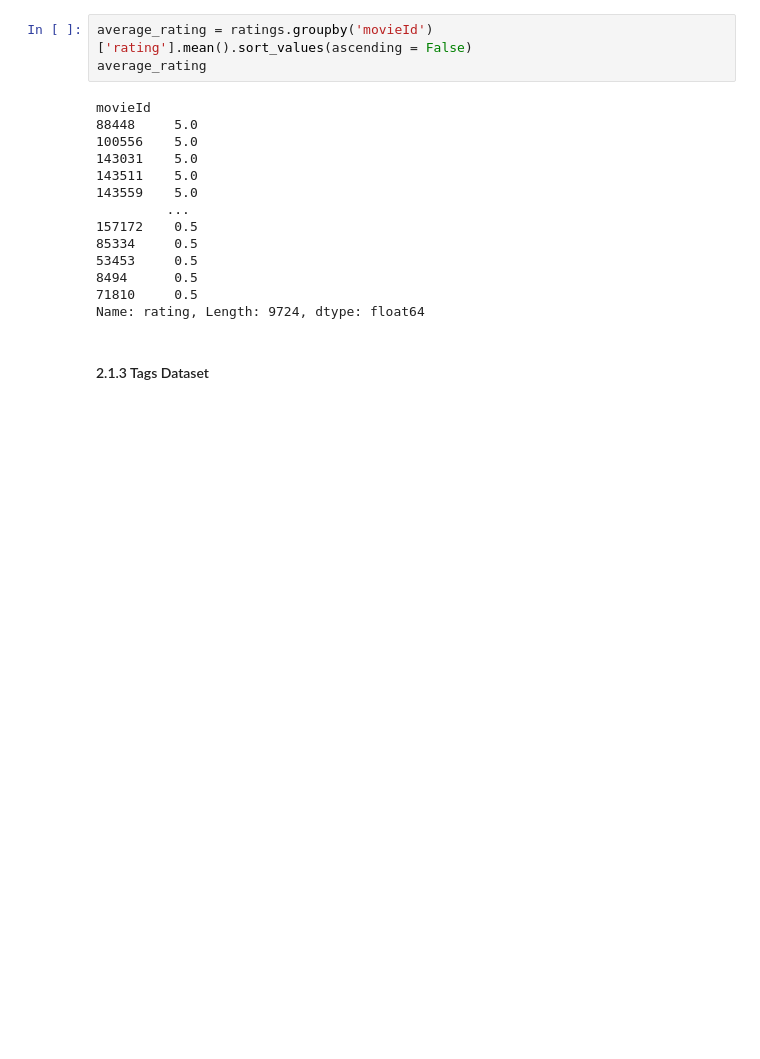
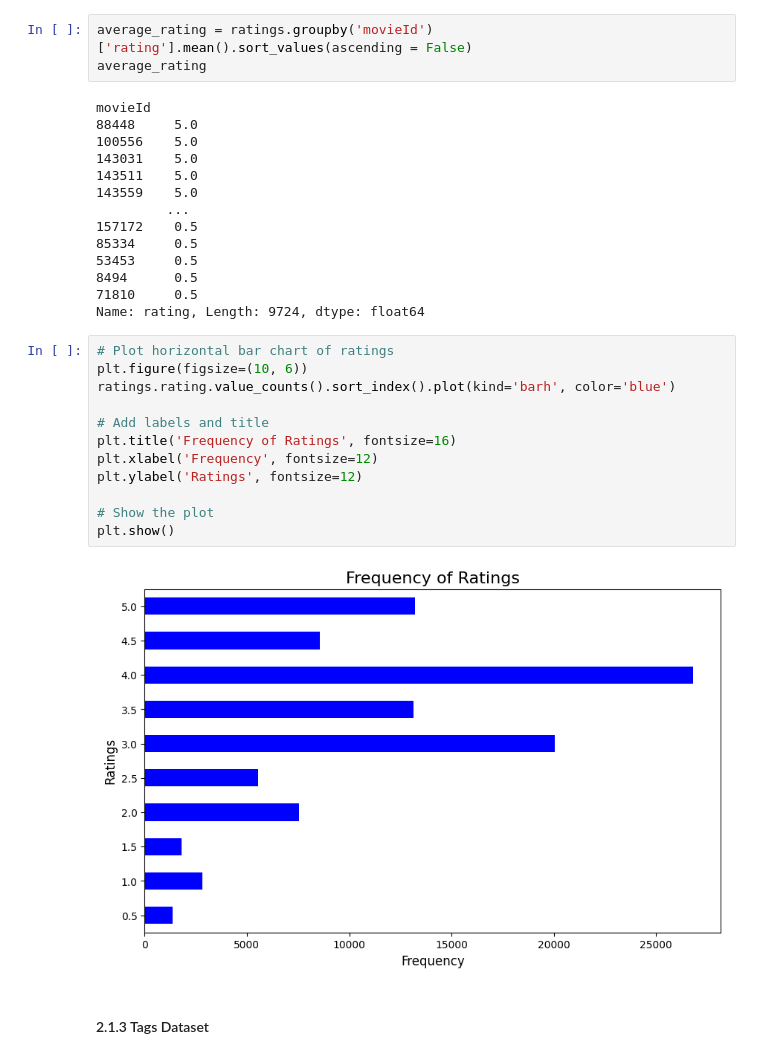
Before and after one commit to ckucewicz/movie_recommendation_system, a Jupyter notebook: notebook.ipynb, the cells around one changed output. Saved outputs shown, nothing was run; the diff lists cells and outputs as text; blank space fills up the shorter version.

```diff
--- a/notebook.ipynb
+++ b/notebook.ipynb
@@ -244,6 +244,20 @@ movieId
 8494      0.5
 71810     0.5
 Name: rating, Length: 9724, dtype: float64
+# %%
+# Plot horizontal bar chart of ratings
+plt.figure(figsize=(10, 6))
+ratings.rating.value_counts().sort_index().plot(kind='barh', color='blue')
+
+# Add labels and title
+plt.title('Frequency of Ratings', fontsize=16)
+plt.xlabel('Frequency', fontsize=12)
+plt.ylabel('Ratings', fontsize=12)
+
+# Show the plot
+plt.show()
+# %% [output]
+[figure, added]
 # %% [markdown]
 #### 2.1.3 Tags Dataset
 # %%
```
Also changed, not shown: parts of 4 cells of this notebook.
